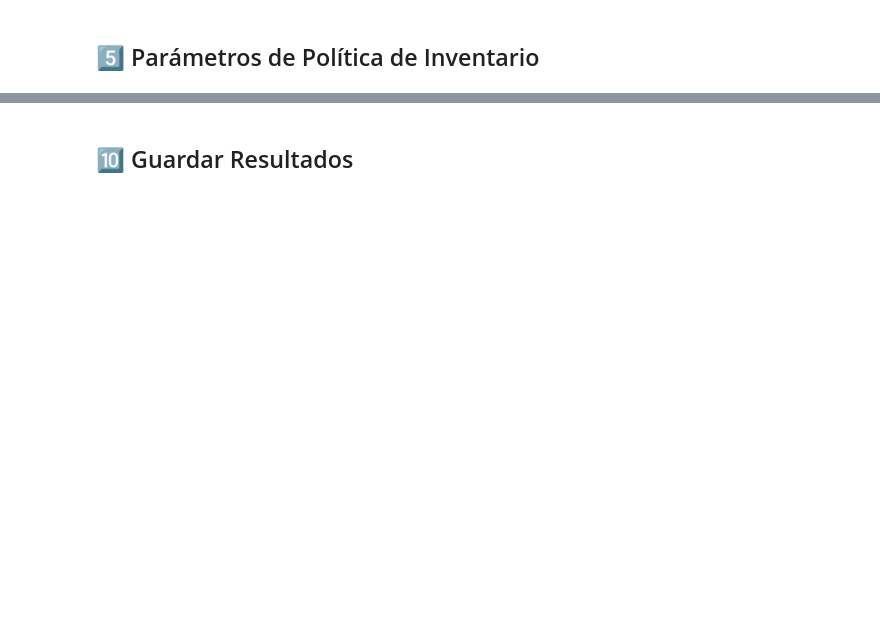
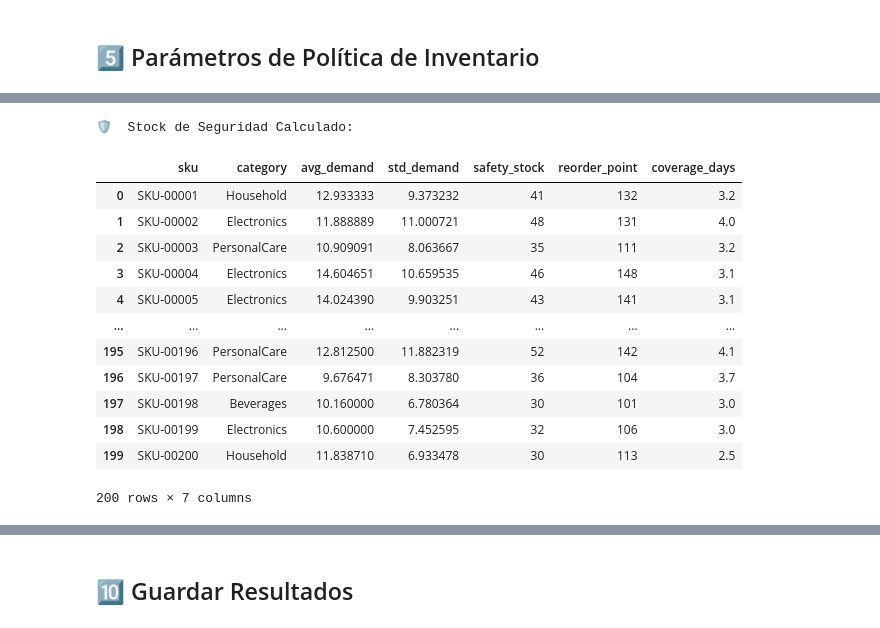
Before and after one commit to lraigosov/supply-chain-data-notebooks, a Jupyter notebook: notebooks/50_optimization_or/OR-07-safety_stock_intro.ipynb, the cells around one changed output, grey strips where cells are left out. Drawn from its saved outputs; the diff is of its cells as text; code cells hidden in the pictures; blank space fills up the shorter version.

Commit message:
feat(optimization/safety-stock): add new notebook introducing safety stock calculation concepts.

```diff
--- a/notebooks/50_optimization_or/OR-07-safety_stock_intro.ipynb
+++ b/notebooks/50_optimization_or/OR-07-safety_stock_intro.ipynb
@@ -27,7 +30,7 @@ print(f"📁 Directorio datos: {DATA_DIR.resolve()}")
 ## 2️⃣ Cargar y Preparar Datos
 # %%
 # Cargar datos
-df_orders = pd.read_csv(DATA_DIR / "orders.csv", parse_dates=['order_date'])
+df_orders = pd.read_csv(DATA_DIR / "orders.csv", parse_dates=['date'])
 df_products = pd.read_csv(DATA_DIR / "products.csv")
 df_inventory = pd.read_csv(DATA_DIR / "inventory.csv")
 
@@ -41,8 +53,8 @@ display(df_orders.head(3))
 ## 3️⃣ Agregación de Demanda Diaria
 # %%
 # Agregar demanda diaria por SKU
-df_daily_demand = df_orders.groupby(['sku', 'order_date'])['quantity'].sum().reset_index()
-df_daily_demand.rename(columns={'quantity': 'daily_demand'}, inplace=True)
+df_daily_demand = df_orders.groupby(['sku', 'date'])['qty'].sum().reset_index()
+df_daily_demand.rename(columns={'qty': 'daily_demand'}, inplace=True)
 
 print("📅 Demanda diaria agregada")
 print(f"Total registros: {len(df_daily_demand)}")
@@ -69,8 +101,8 @@ demand_stats = df_daily_demand.groupby('sku')['daily_demand'].agg([
     ('cv', lambda x: x.std() / x.mean() if x.mean() > 0 else 0)  # Coeficiente de variación
 ]).reset_index()
 
-# Enriquecer con nombres de producto
-demand_stats = demand_stats.merge(df_products[['sku', 'product_name', 'category']], on='sku')
+# Enriquecer con información de producto
+demand_stats = demand_stats.merge(df_products[['sku', 'category', 'brand']], on='sku')
 
 print("📊 Estadísticas de Demanda:")
 display(demand_stats.head())
@@ -105,23 +166,38 @@ Donde:
 # %%
 # Calcular stock de seguridad
 demand_stats['safety_stock'] = (
     z_score * demand_stats['std_demand'] * np.sqrt(LEAD_TIME_DAYS)
 ).round(0).astype(int)
 
 # Calcular punto de reorden (ROP = demanda durante lead time + safety stock)
 demand_stats['reorder_point'] = (
     (demand_stats['avg_demand'] * LEAD_TIME_DAYS) + demand_stats['safety_stock']
 ).round(0).astype(int)
 
 # Días de cobertura del safety stock
 demand_stats['coverage_days'] = (
     demand_stats['safety_stock'] / demand_stats['avg_demand']
 ).round(1)
 
 print("🛡️  Stock de Seguridad Calculado:")
 display(demand_stats[[
-    'sku', 'product_name', 'avg_demand', 'std_demand',
+    'sku', 'category', 'avg_demand', 'std_demand',
     'safety_stock', 'reorder_point', 'coverage_days'
 ]])
+# %% [output]
+🛡️  Stock de Seguridad Calculado:
+|  | sku | category | avg_demand | std_demand | safety_stock | reorder_point | coverage_days |
+| 0 | SKU-00001 | Household | 12.933333 | 9.373232 | 41 | 132 | 3.2 |
+| 1 | SKU-00002 | Electronics | 11.888889 | 11.000721 | 48 | 131 | 4.0 |
+| 2 | SKU-00003 | PersonalCare | 10.909091 | 8.063667 | 35 | 111 | 3.2 |
+| 3 | SKU-00004 | Electronics | 14.604651 | 10.659535 | 46 | 148 | 3.1 |
+| 4 | SKU-00005 | Electronics | 14.024390 | 9.903251 | 43 | 141 | 3.1 |
+| ... | ... | ... | ... | ... | ... | ... | ... |
+| 195 | SKU-00196 | PersonalCare | 12.812500 | 11.882319 | 52 | 142 | 4.1 |
+| 196 | SKU-00197 | PersonalCare | 9.676471 | 8.303780 | 36 | 104 | 3.7 |
+| 197 | SKU-00198 | Beverages | 10.160000 | 6.780364 | 30 | 101 | 3.0 |
+| 198 | SKU-00199 | Electronics | 10.600000 | 7.452595 | 32 | 106 | 3.0 |
+| 199 | SKU-00200 | Household | 11.838710 | 6.933478 | 30 | 113 | 2.5 |
+200 rows × 7 columns
 # %% [markdown]
 ## 7️⃣ Análisis de Cobertura
```
Also changed, not shown: parts of 18 cells of this notebook.
